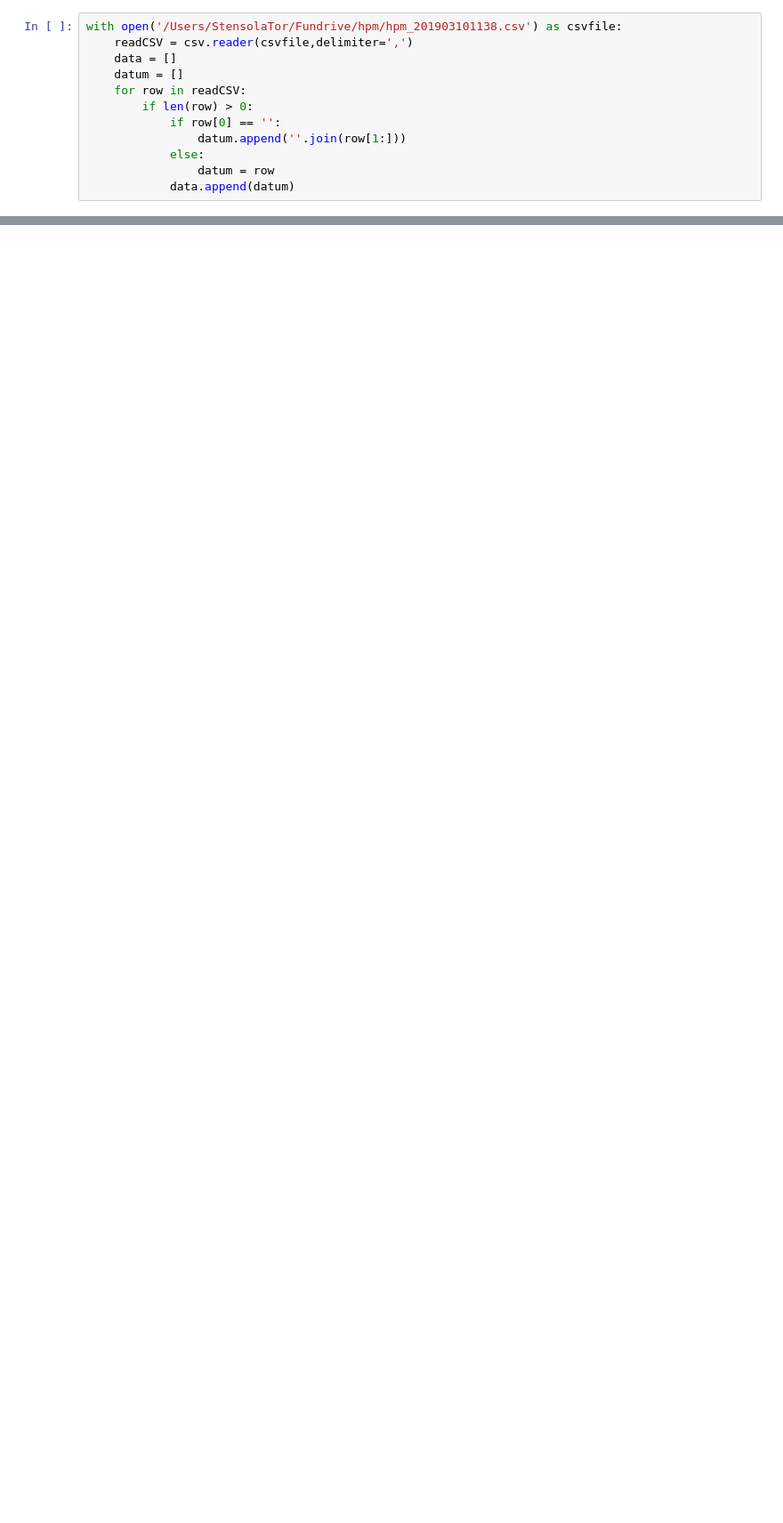
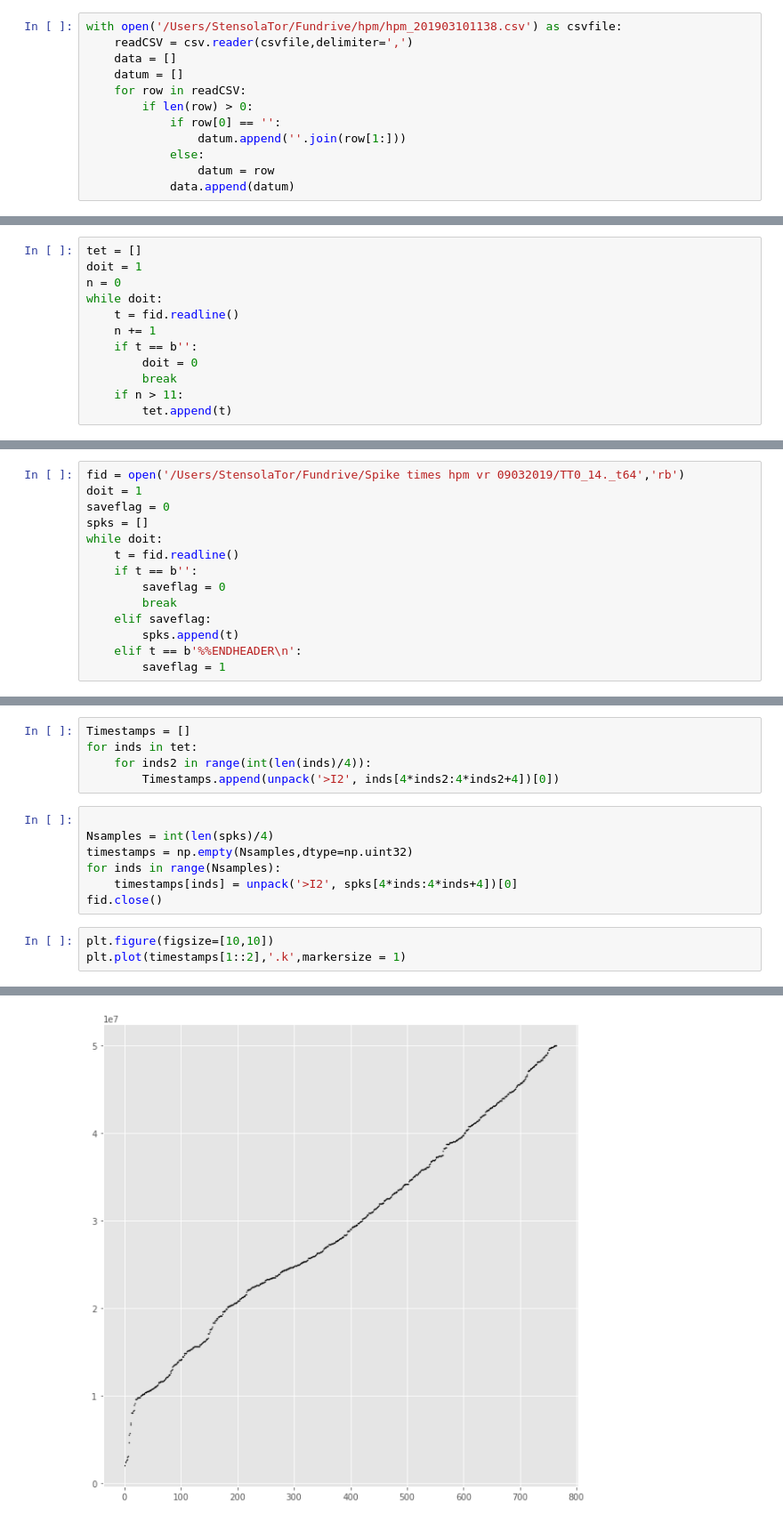
Before and after one commit to kirkesolator/DataHandling, a Jupyter notebook: VR_dataparser_1.ipynb, the cells around one changed output, grey strips where cells are left out. Shown at 89% size. Saved outputs shown, nothing was run; the diff lists cells and outputs as text; blank space fills up the shorter version.

```diff
--- a/VR_dataparser_1.ipynb
+++ b/VR_dataparser_1.ipynb
@@ -92,0 +261,12 @@ lick_dir
+# %%
+tet = []
+doit = 1
+n = 0
+while doit:
+    t = fid.readline()
+    n += 1
+    if t == b'':
+        doit = 0
+        break
+    if n > 11:
+        tet.append(t)
@@ -92,0 +278,14 @@ lick_dir
+# %%
+fid = open('/Users/StensolaTor/Fundrive/Spike times hpm vr 09032019/TT0_14._t64','rb')
+doit = 1
+saveflag = 0
+spks = []
+while doit:
+    t = fid.readline()
+    if t == b'':
+        saveflag = 0
+        break
+    elif saveflag:
+        spks.append(t)
+    elif t == b'%%ENDHEADER\n':
+        saveflag = 1
@@ -92,0 +298,16 @@ lick_dir
+# %%
+Timestamps = []
+for inds in tet:
+    for inds2 in range(int(len(inds)/4)):
+        Timestamps.append(unpack('>I2', inds[4*inds2:4*inds2+4])[0])
+# %%
+
+Nsamples = int(len(spks)/4)
+timestamps = np.empty(Nsamples,dtype=np.uint32)
+for inds in range(Nsamples):
+    timestamps[inds] = unpack('>I2', spks[4*inds:4*inds+4])[0]
+fid.close()
+# %%
+plt.figure(figsize=[10,10])
+plt.plot(timestamps[1::2],'.k',markersize = 1)
+# %% [output]
@@ -92,0 +315 @@ lick_dir
+[figure, added]
```
Also changed, not shown: parts of 71 cells of this notebook.
